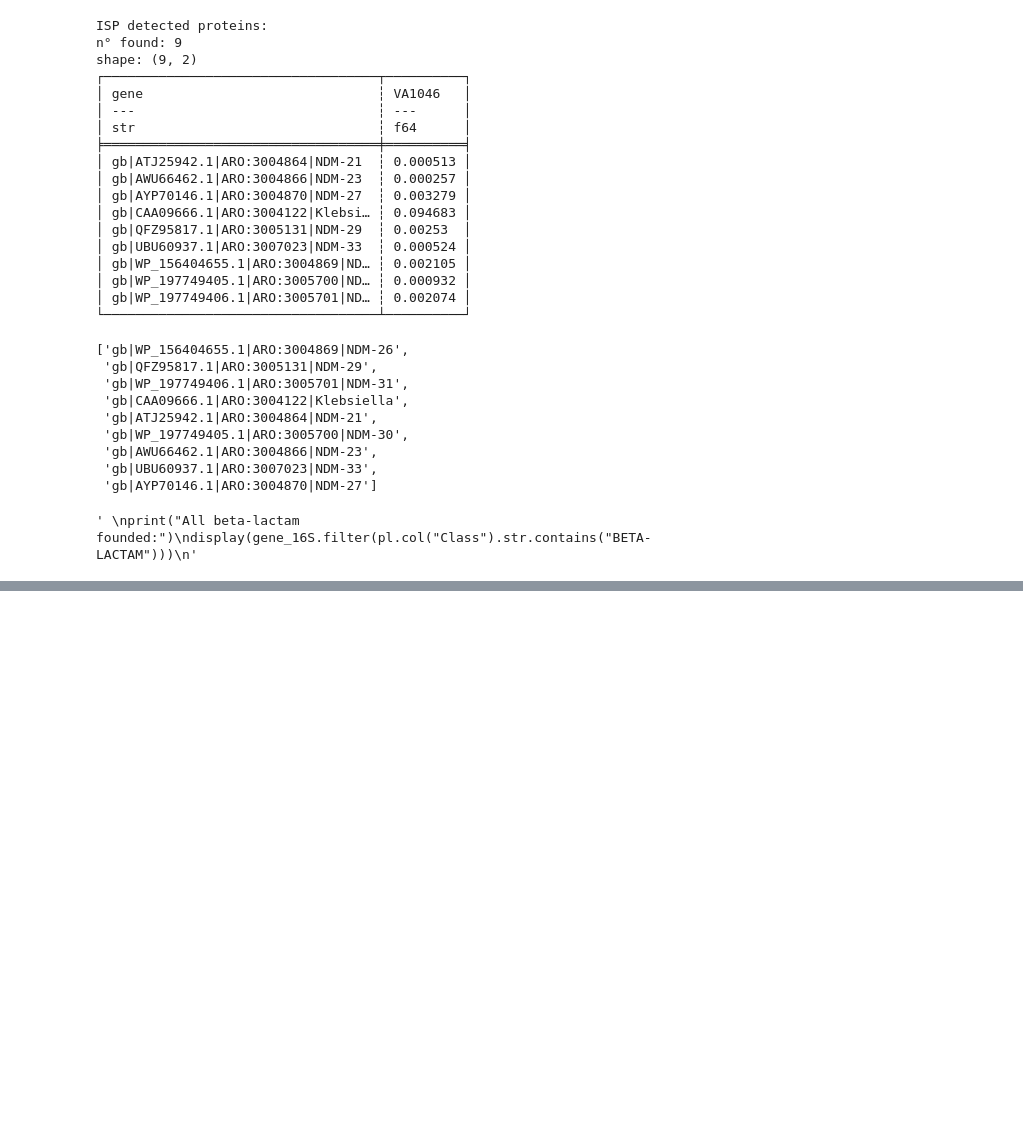
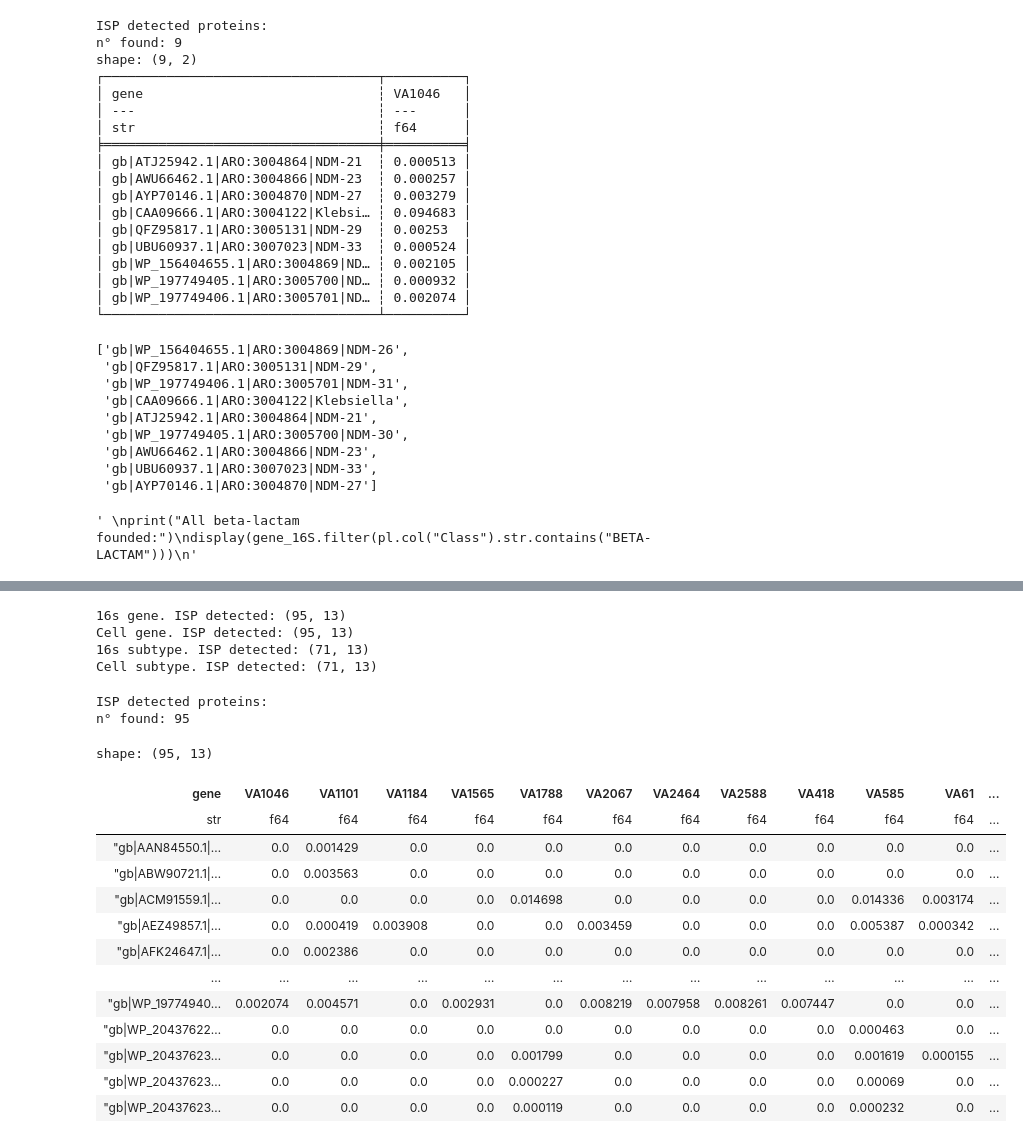
Before and after one commit to Kvrrvf/BEM-ISP, a Jupyter notebook: 2Carb.ipynb, the cells around one changed output, grey strips where cells are left out. Drawn from its saved outputs; the diff is of its cells as text; code cells hidden in the pictures; blank space fills up the shorter version.

```diff
--- a/2Carb.ipynb
+++ b/2Carb.ipynb
@@ -892,3 +892,23 @@ shape: (9, 2)
  'gb|UBU60937.1|ARO:3007023|NDM-33',
  'gb|AYP70146.1|ARO:3004870|NDM-27']
 ' \nprint("All beta-lactam founded:")\ndisplay(gene_16S.filter(pl.col("Class").str.contains("BETA-LACTAM")))\n'
+# %%
+gene_16s = pl.read_csv("/home/npilquinao/BEM-ISP/group_storage/argsoap/stage_two/normalized_16S.gene.txt",
+                        separator="\t")
+print(f"16s gene. Dimensions: {gene_16s.shape}")
+display(gene_16s.head(4))
+
+gene_cell = pl.read_csv("/home/npilquinao/BEM-ISP/group_storage/argsoap/stage_two/normalized_cell.gene.txt",
+                        separator="\t")
+print(f"Cell gene. Dimensions: {gene_cell.shape}")
+display(gene_cell.head(4))
+
+subtype_16s = pl.read_csv("/home/npilquinao/BEM-ISP/group_storage/argsoap/stage_two/normalized_16S.subtype.txt",
+                        separator="\t")
+print(f"16s subtype. Dimensions: {subtype_16s.shape}")
+display(subtype_16s.head(4))
+
+subtype_cell = pl.read_csv("/home/npilquinao/BEM-ISP/group_storage/argsoap/stage_two/normalized_cell.subtype.txt",
+                        separator="\t")
+print(f"Cell subtype. Dimensions: {subtype_cell.shape}")
+display(subtype_cell.head(4))
@@ -894,0 +948,53 @@ shape: (9, 2)
+# %%
+out="/home/npilquinao/BEM-ISP/group_storage/argsoap"
+
+def ISP_filter(df):
+    if "gene" in df.columns:
+        new_df = df.filter(df["gene"].str.contains('kpc|ndm|KPC|NDM|vim|VIM'))
+    else:
+        new_df = df.filter(df["subtype"].str.contains('kpc|ndm|KPC|NDM|vim|VIM'))
+    return new_df
+
+gene_16s_ISP = ISP_filter(gene_16s)
+print(f"16s gene. ISP detected: {gene_16s_ISP.shape}")
+gene_16s_ISP.write_csv(out + "/argsoap_16s_gene_ISP.csv", separator=",")
+
+gene_cell_ISP = ISP_filter(gene_cell)
+print(f"Cell gene. ISP detected: {gene_cell_ISP.shape}")
+gene_cell_ISP.write_csv(out + "/argsoap_cell_gene_ISP.csv", separator=",")
+
+subtype_16s_ISP = ISP_filter(subtype_16s)
+print(f"16s subtype. ISP detected: {subtype_16s_ISP.shape}")
+subtype_16s_ISP.write_csv(out + "/argsoap_16s_subtype_ISP.csv", separator=",")
+
+subtype_cell_ISP = ISP_filter(subtype_cell)
+print(f"Cell subtype. ISP detected: {subtype_cell_ISP.shape}")
+subtype_cell_ISP.write_csv(out + "/argsoap_cell_subtype_ISP.csv", separator=",")
+# %% [output]
+16s gene. ISP detected: (95, 13)
+Cell gene. ISP detected: (95, 13)
+16s subtype. ISP detected: (71, 13)
+Cell subtype. ISP detected: (71, 13)
+# %%
+print("ISP detected proteins:")
+print(f"n° found: {gene_16s.filter(pl.col('gene').str.contains('kpc|ndm|KPC|NDM|vim|VIM')).shape[0]}")
+print("")
+display(gene_16s.filter(pl.col('gene').str.contains('kpc|ndm|KPC|NDM|vim|VIM')))
+#display(gene_16s.filter(pl.col('gene').str.contains('kpc|ndm|KPC|NDM|vim|VIM')).unique().get_columns()[0].to_list())
+# %% [output]
+ISP detected proteins:
+n° found: 95
+shape: (95, 13)
+| gene | VA1046 | VA1101 | VA1184 | VA1565 | VA1788 | VA2067 | VA2464 | VA2588 | VA418 | VA585 | VA61 | ... |
+| str | f64 | f64 | f64 | f64 | f64 | f64 | f64 | f64 | f64 | f64 | f64 | ... |
+| "gb|AAN84550.1|… | 0.0 | 0.001429 | 0.0 | 0.0 | 0.0 | 0.0 | 0.0 | 0.0 | 0.0 | 0.0 | 0.0 | ... |
+| "gb|ABW90721.1|… | 0.0 | 0.003563 | 0.0 | 0.0 | 0.0 | 0.0 | 0.0 | 0.0 | 0.0 | 0.0 | 0.0 | ... |
+| "gb|ACM91559.1|… | 0.0 | 0.0 | 0.0 | 0.0 | 0.014698 | 0.0 | 0.0 | 0.0 | 0.0 | 0.014336 | 0.003174 | ... |
+| "gb|AEZ49857.1|… | 0.0 | 0.000419 | 0.003908 | 0.0 | 0.0 | 0.003459 | 0.0 | 0.0 | 0.0 | 0.005387 | 0.000342 | ... |
+| "gb|AFK24647.1|… | 0.0 | 0.002386 | 0.0 | 0.0 | 0.0 | 0.0 | 0.0 | 0.0 | 0.0 | 0.0 | 0.0 | ... |
+| … | … | … | … | … | … | … | … | … | … | … | … | ... |
+| "gb|WP_19774940… | 0.002074 | 0.004571 | 0.0 | 0.002931 | 0.0 | 0.008219 | 0.007958 | 0.008261 | 0.007447 | 0.0 | 0.0 | ... |
+| "gb|WP_20437622… | 0.0 | 0.0 | 0.0 | 0.0 | 0.0 | 0.0 | 0.0 | 0.0 | 0.0 | 0.000463 | 0.0 | ... |
+| "gb|WP_20437623… | 0.0 | 0.0 | 0.0 | 0.0 | 0.001799 | 0.0 | 0.0 | 0.0 | 0.0 | 0.001619 | 0.000155 | ... |
+| "gb|WP_20437623… | 0.0 | 0.0 | 0.0 | 0.0 | 0.000227 | 0.0 | 0.0 | 0.0 | 0.0 | 0.00069 | 0.0 | ... |
+| "gb|WP_20437623… | 0.0 | 0.0 | 0.0 | 0.0 | 0.000119 | 0.0 | 0.0 | 0.0 | 0.0 | 0.000232 | 0.0 | ... |
```
Also changed, not shown: parts of 10 cells of this notebook, 3 other files.
